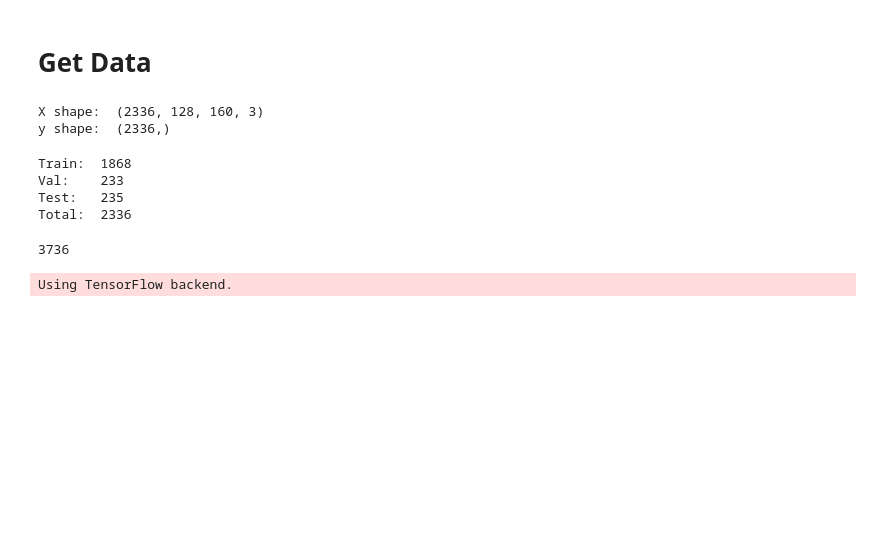
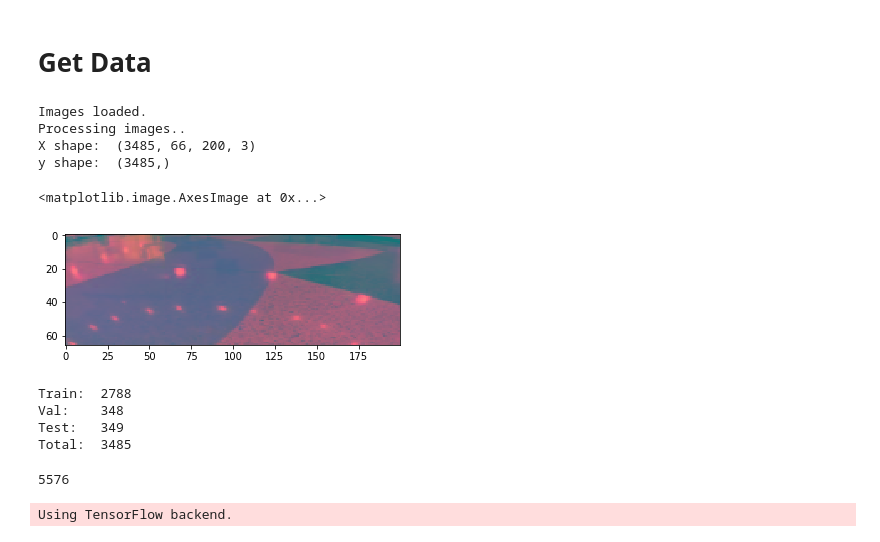
Before and after one commit to JohnFodero/sdc_surfer, a Jupyter notebook: train_nb_custom_data.ipynb, the cells around one changed output. Drawn from its saved outputs; the diff is of its cells as text; code cells hidden in the pictures; blank space fills up the shorter version.

```diff
--- a/train_nb_custom_data.ipynb
+++ b/train_nb_custom_data.ipynb
@@ -14,12 +18,21 @@ from matplotlib.pyplot import imshow, imread
 # %% [markdown]
 # Get Data
 # %%
-raw_X, raw_y = import_data('../inloop')
+raw_X, raw_y = import_data('../inloop3')
+print('Images loaded.')
+print('Processing images..')
+raw_X = np.array([process_image(item) for item in raw_X])
+raw_X = normalize(raw_X)
 print('X shape: ', raw_X.shape)
 print('y shape: ', raw_y.shape)
+imshow(raw_X[0])
 # %% [output]
-X shape:  (2336, 128, 160, 3)
-y shape:  (2336,)
+Images loaded.
+Processing images..
+X shape:  (3485, 66, 200, 3)
+y shape:  (3485,)
+<matplotlib.image.AxesImage at 0x...>
+[figure, added]
 # %%
 shuffled_X, shuffled_y = shuffle_data(raw_X, raw_y)
 # %%
@@ -30,10 +43,10 @@ print('Val:   ', len(val_X))
 print('Test:  ', len(test_X))
 print('Total: ', len(train_X) + len(val_X) + len(test_X))
 # %% [output]
-Train:  1868
-Val:    233
-Test:   235
-Total:  2336
+Train:  2788
+Val:    348
+Test:   349
+Total:  3485
 # %%
 # flip images to remove steering bias
 X_flipped = np.array([np.fliplr(i) for i in train_X])
@@ -42,7 +55,7 @@ train_X = np.concatenate([train_X, X_flipped])
 train_y = np.concatenate([train_y, y_flipped])
 len(train_X)
 # %% [output]
-3736
+5576
 # %%
 from keras.models import Sequential
 from keras.layers import Activation, Dropout, Flatten, Dense
```
Also changed, not shown: parts of 8 cells of this notebook, 4 other files.
